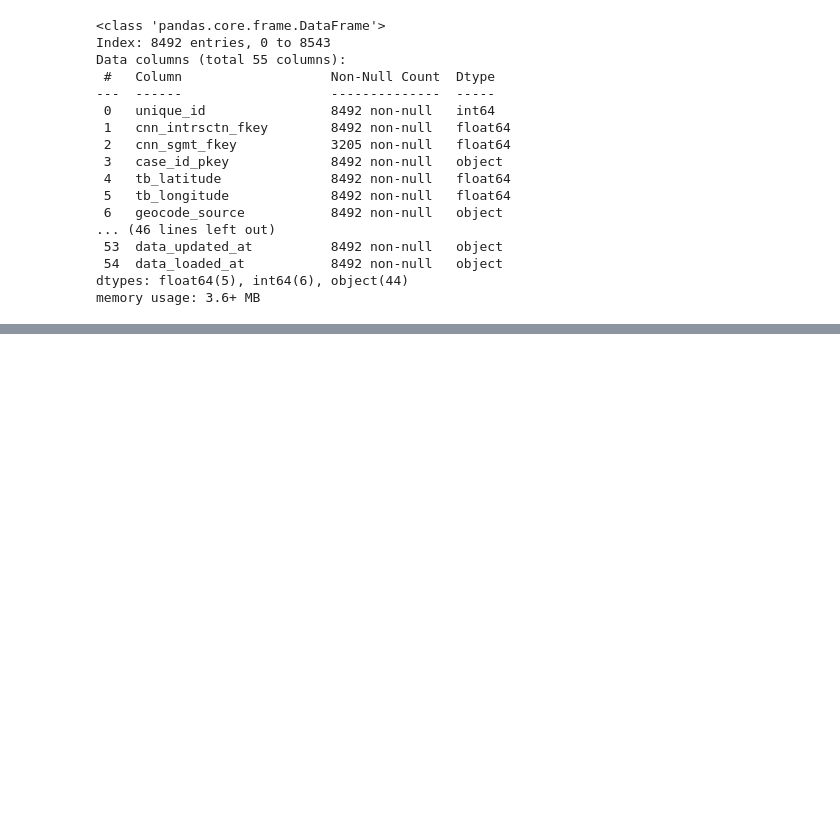
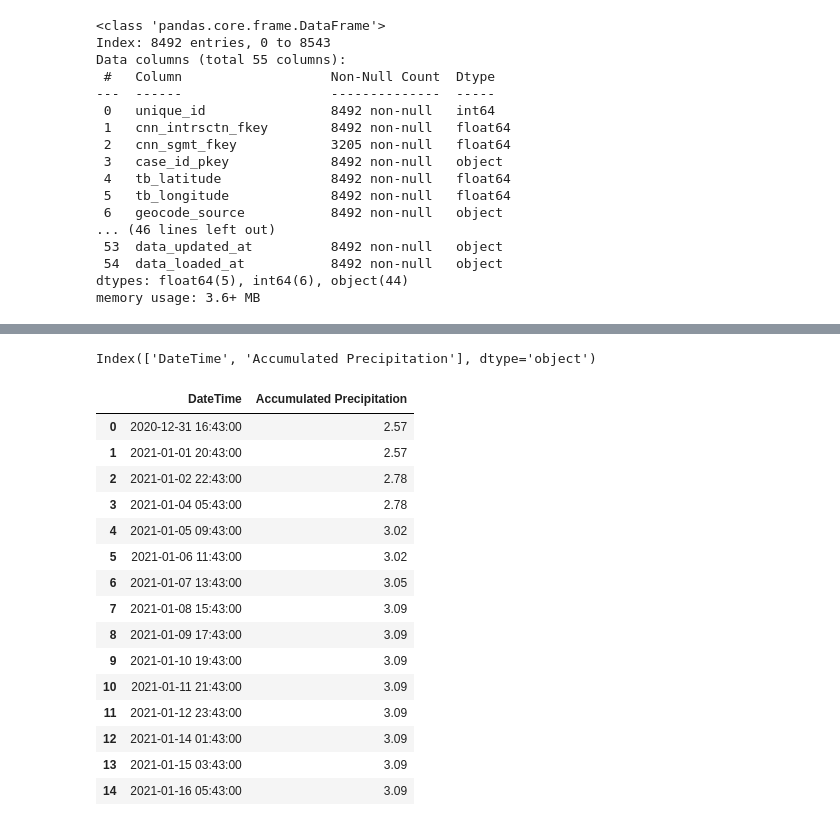
Before and after one commit to miguel-peralta/spring-2024-vip, a Jupyter notebook: stage1/acquisition_cleaning.ipynb, the cells around one changed output, grey strips where cells are left out. Drawn from its saved outputs; the diff is of its cells as text; code cells hidden in the pictures; blank space fills up the shorter version.

```diff
--- a/stage1/acquisition_cleaning.ipynb
+++ b/stage1/acquisition_cleaning.ipynb
@@ -82,0 +87,26 @@ memory usage: 3.6+ MB
+# %%
+precip_df = pd.read_csv("chart.csv")
+# %%
+precip_df.columns
+# %% [output]
+Index(['DateTime', 'Accumulated Precipitation'], dtype='object')
+# %%
+precip_df = precip_df.sort_values(by=["DateTime"])
+precip_df.head(15)
+# %% [output]
+|  | DateTime | Accumulated Precipitation |
+| 0 | 2020-12-31 16:43:00 | 2.57 |
+| 1 | 2021-01-01 20:43:00 | 2.57 |
+| 2 | 2021-01-02 22:43:00 | 2.78 |
+| 3 | 2021-01-04 05:43:00 | 2.78 |
+| 4 | 2021-01-05 09:43:00 | 3.02 |
+| 5 | 2021-01-06 11:43:00 | 3.02 |
+| 6 | 2021-01-07 13:43:00 | 3.05 |
+| 7 | 2021-01-08 15:43:00 | 3.09 |
+| 8 | 2021-01-09 17:43:00 | 3.09 |
+| 9 | 2021-01-10 19:43:00 | 3.09 |
+| 10 | 2021-01-11 21:43:00 | 3.09 |
+| 11 | 2021-01-12 23:43:00 | 3.09 |
+| 12 | 2021-01-14 01:43:00 | 3.09 |
+| 13 | 2021-01-15 03:43:00 | 3.09 |
+| 14 | 2021-01-16 05:43:00 | 3.09 |
```
Also changed, not shown: parts of 14 cells of this notebook, 1 other file.
